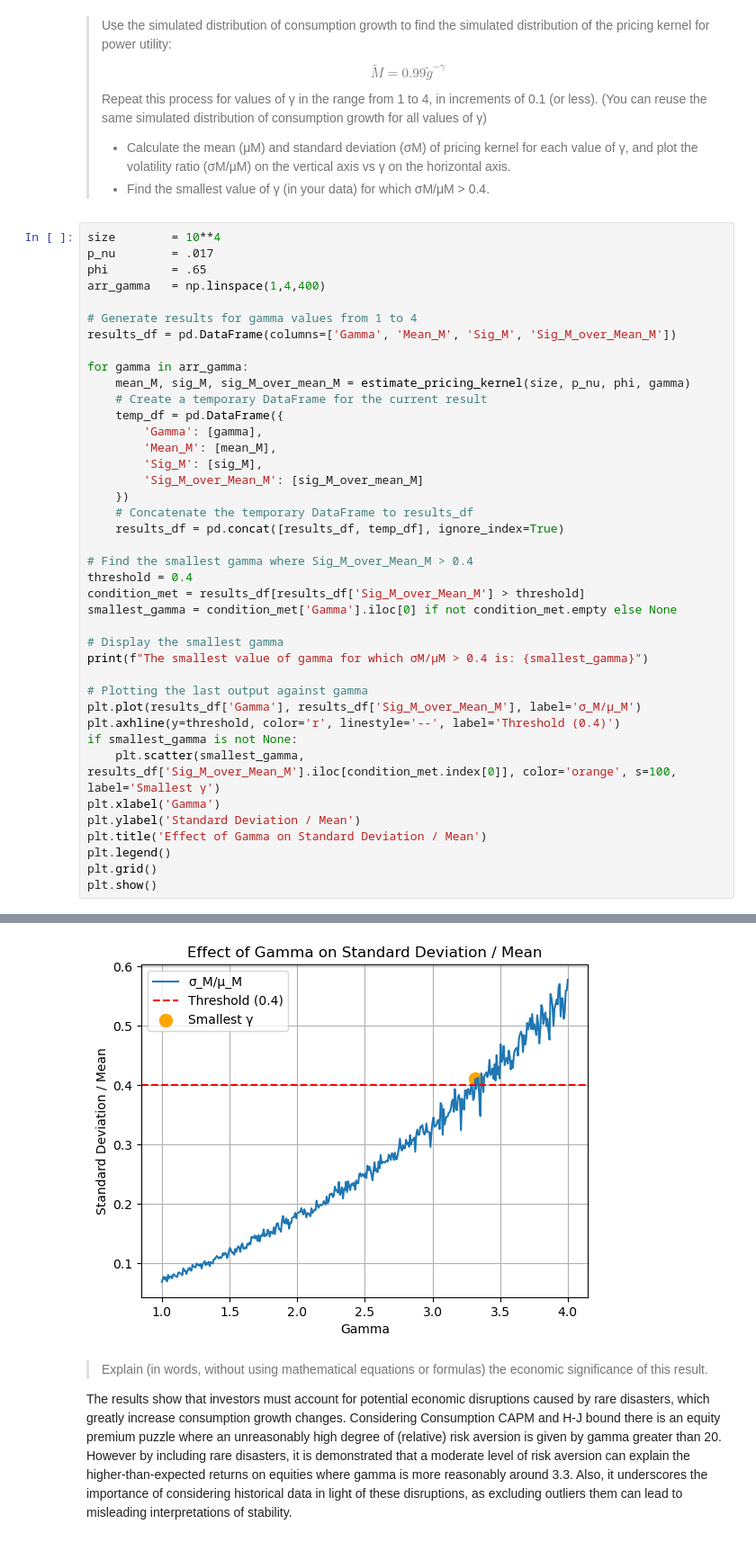
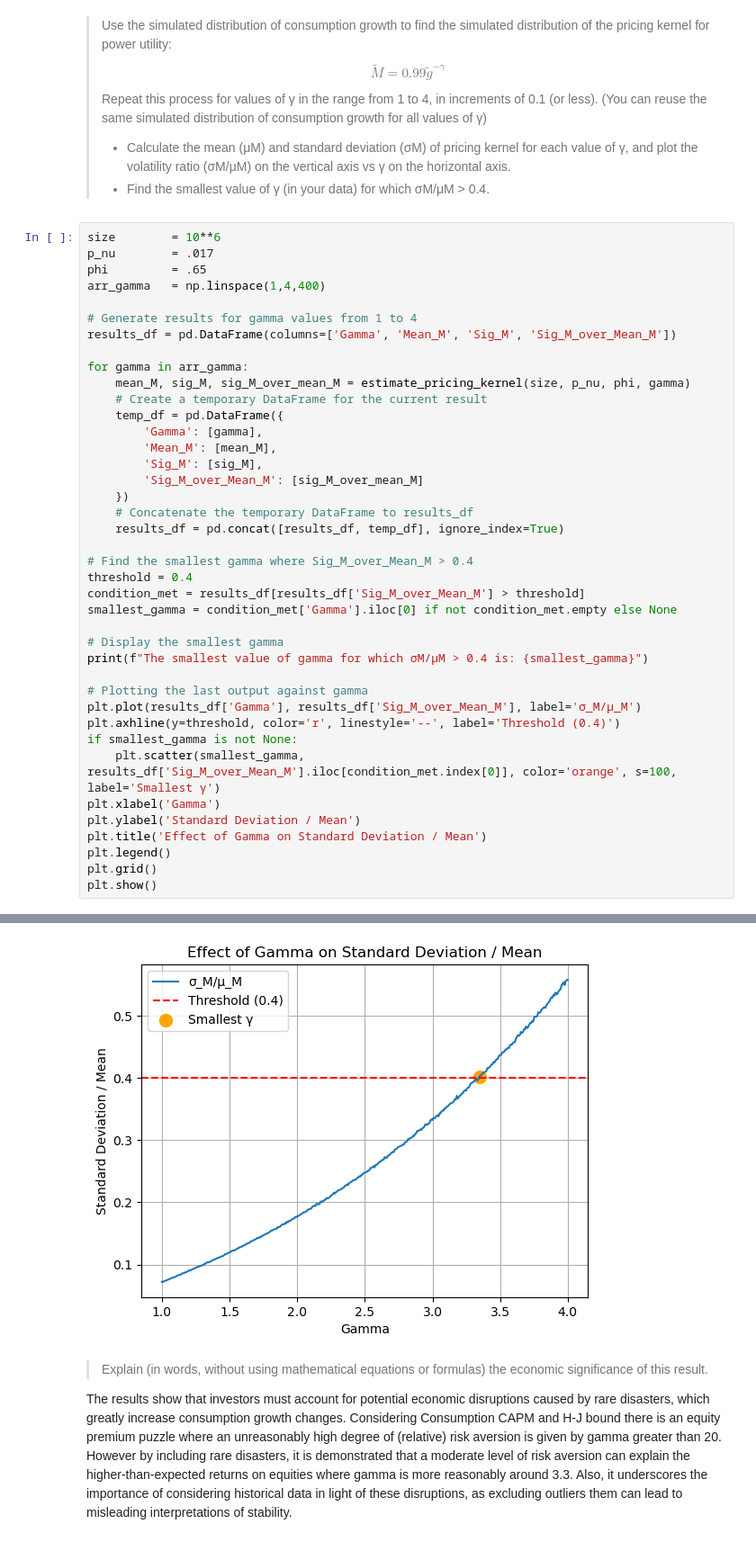
Before and after one commit to changjulian17/mqf_practice, a Jupyter notebook: QF600_Asset_Pricing/Homework_5/Stochastic_Discount_Factor.ipynb, the cells around one changed output, grey strips where cells are left out. Shown at 90% size. Saved outputs shown, nothing was run; the diff lists cells and outputs as text.

```diff
--- a/QF600_Asset_Pricing/Homework_5/Stochastic_Discount_Factor.ipynb
+++ b/QF600_Asset_Pricing/Homework_5/Stochastic_Discount_Factor.ipynb
@@ -39,7 +41,7 @@ def estimate_pricing_kernel(size, p_nu, phi, gamma)->np.array:
 >- Calculate the mean (μM) and standard deviation (σM) of pricing kernel for each value of γ, and plot the volatility ratio (σM/μM) on the vertical axis vs γ on the horizontal axis.
 >- Find the smallest value of γ (in your data) for which σM/μM > 0.4.
 # %%
-size        = 10**4
+size        = 10**6
 p_nu        = .017
 phi         = .65
 arr_gamma   = np.linspace(1,4,400)
@@ -83,4 +85,4 @@ The smallest value of gamma for which σM/μM > 0.4 is: 3.3157894736842106
-[figure, old version]
+[figure, new version]
 # %% [markdown]
 >Explain (in words, without using mathematical equations or formulas) the economic significance of this result.
 
```
Also changed, not shown: parts of 1 cell of this notebook, 2 other files.
